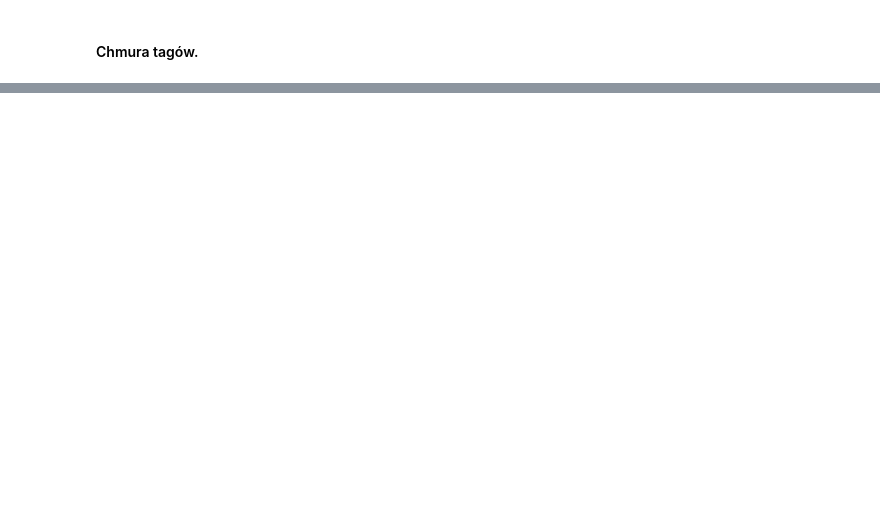
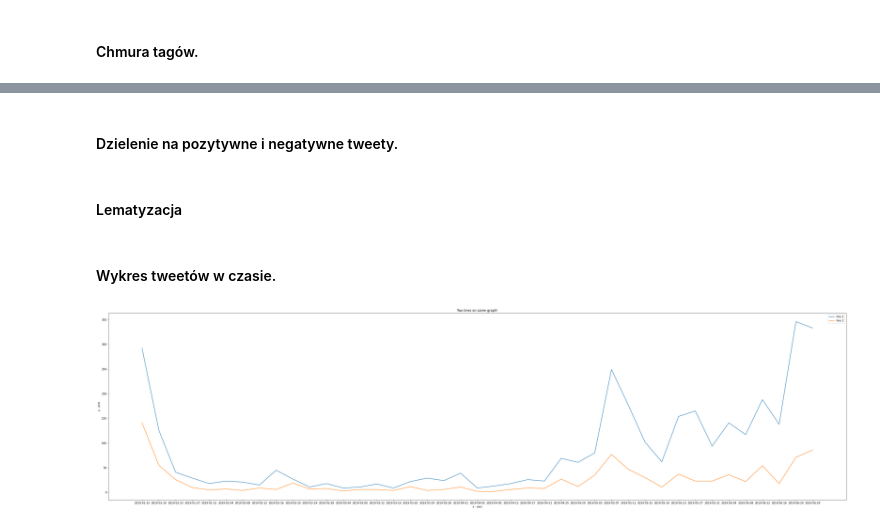
Before and after one commit to marcelmalewski/INF_Marcel_Malewski_274929, a Jupyter notebook: projekt2/projekt2.ipynb, the cells around one changed output, grey strips where cells are left out. Cells and saved outputs as stored; diff of their text form; code cells hidden in the pictures; blank space fills up the shorter version.

```diff
--- a/projekt2/projekt2.ipynb
+++ b/projekt2/projekt2.ipynb
@@ -400,0 +423,5 @@ plt.show()
+# %%
+start_date = date(2019, 1, 15)
+end_date = date(2019, 6, 26)
+
+dates = pd.date_range(start_date, end_date ,freq='4d')
@@ -400,0 +453,2 @@ plt.show()
+# %% [markdown]
+#### Dzielenie na pozytywne i negatywne tweety.
@@ -400,0 +481,2 @@ plt.show()
+# %% [markdown]
+#### Lematyzacja
@@ -400,0 +489,27 @@ plt.show()
+# %% [markdown]
+#### Wykres tweetów w czasie.
+# %%
+from matplotlib import pyplot as plt
+
+np_arr = df_dates1_emotion.values
+x = np_arr[:,0]
+
+y_positive = np_arr[:,1]
+y_negative = np_arr[:,2]
+
+plt.figure(figsize=(50, 13))
+
+plt.plot(x, y_positive, label = "line 1")
+plt.plot(x, y_negative, label = "line 2")
+
+plt.xlabel('x - axis')
+plt.xticks(x)
+
+plt.ylabel('y - axis')
+
+plt.title('Two lines on same graph!')
+plt.legend()
+plt.savefig('plot.png')
+plt.show()
+# %% [output]
+[figure, added]
```
Also changed, not shown: parts of 55 cells of this notebook, 4 other files.
